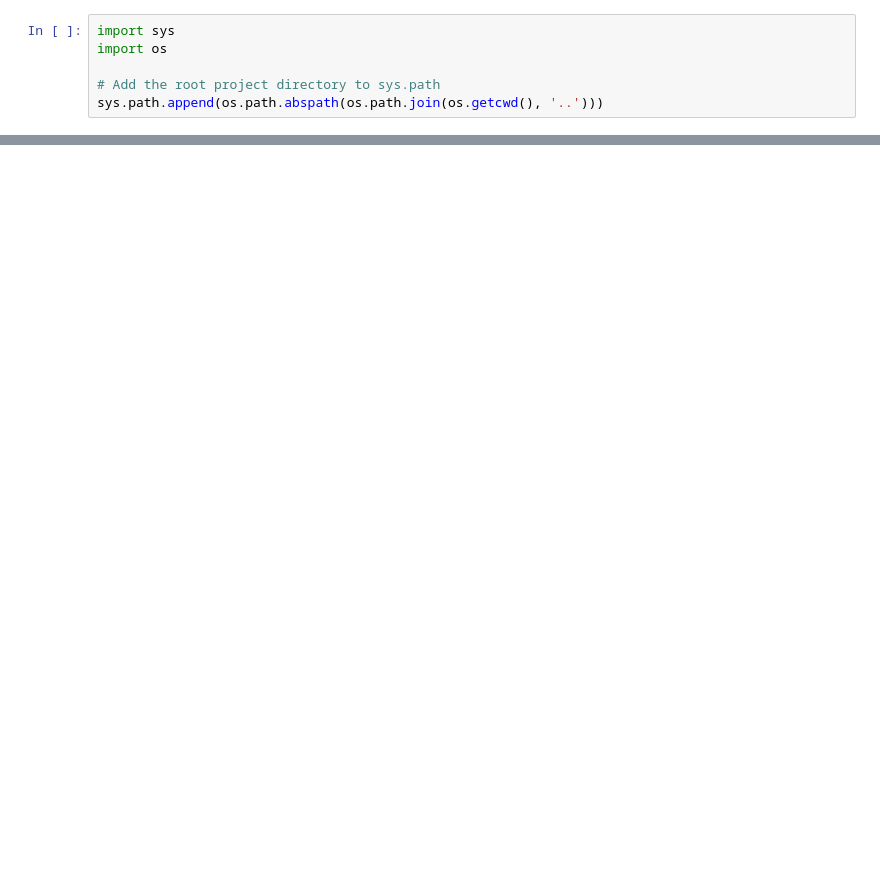
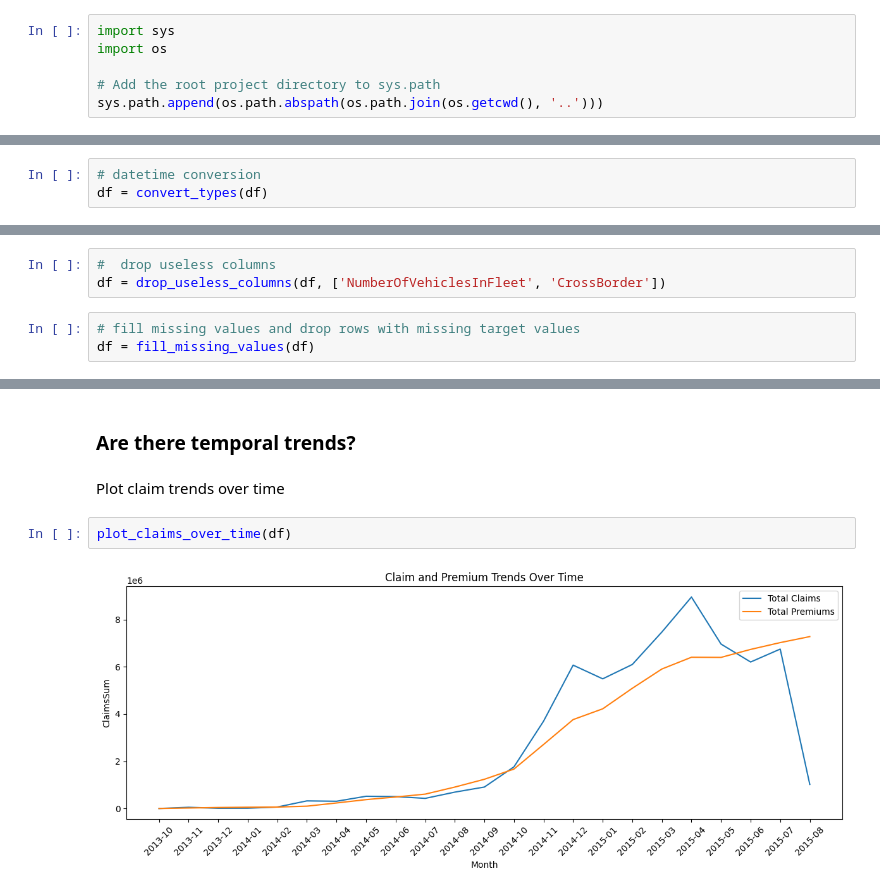
Before and after one commit to 5237-mests/acis-insurance-risk-analytics, a Jupyter notebook: notebooks/eda_main.ipynb, the cells around one changed output, grey strips where cells are left out. Saved outputs shown, nothing was run; the diff lists cells and outputs as text; blank space fills up the shorter version.

```diff
--- a/notebooks/eda_main.ipynb
+++ b/notebooks/eda_main.ipynb
@@ -23,0 +23,3 @@ df = load_data("../data/MachineLearningRating_v3/MachineLearningRating_v3.txt")
+# %%
+# datetime conversion
+df = convert_types(df)
@@ -23,0 +67,6 @@ df = load_data("../data/MachineLearningRating_v3/MachineLearningRating_v3.txt")
+# %%
+#  drop useless columns
+df = drop_useless_columns(df, ['NumberOfVehiclesInFleet', 'CrossBorder'])
+# %%
+# fill missing values and drop rows with missing target values
+df = fill_missing_values(df)
@@ -33,0 +132,8 @@ df.head()
+# %% [markdown]
+### Are there temporal trends?
+# %% [markdown]
+Plot claim trends over time
+# %%
+plot_claims_over_time(df)
+# %% [output]
+[figure, added]
```
Also changed, not shown: parts of 16 cells of this notebook, 4 other files.
